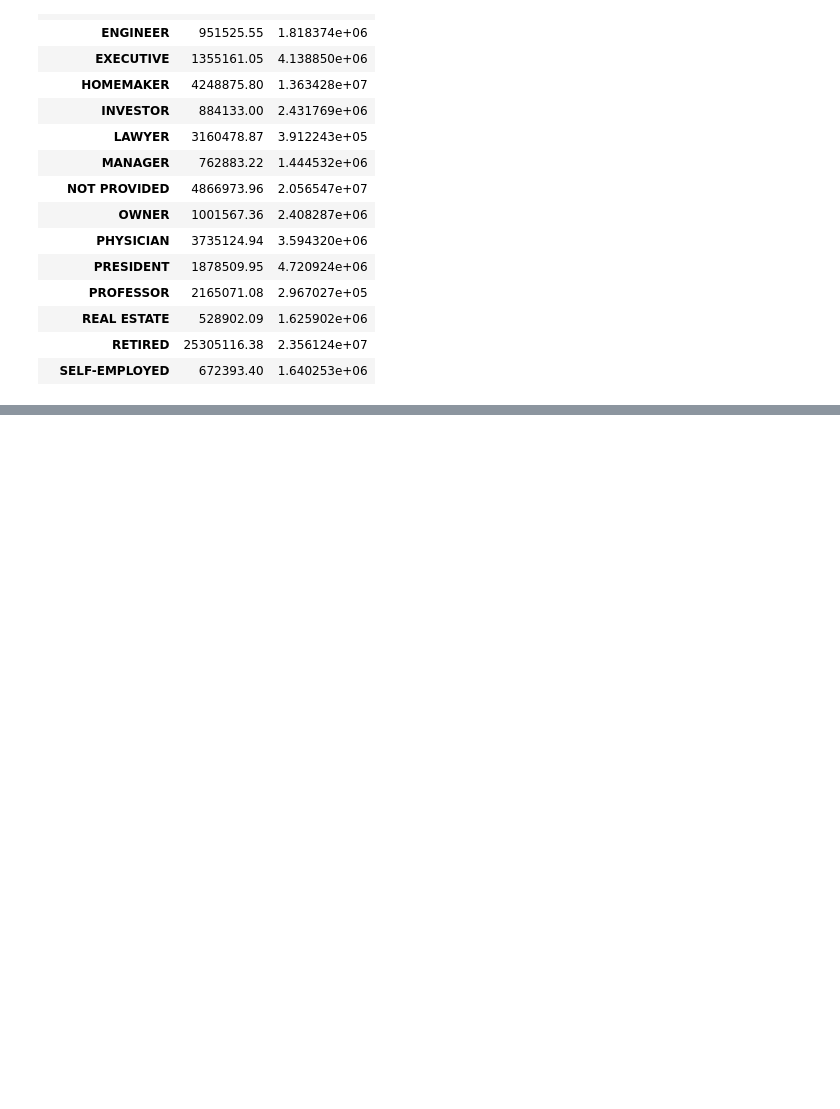
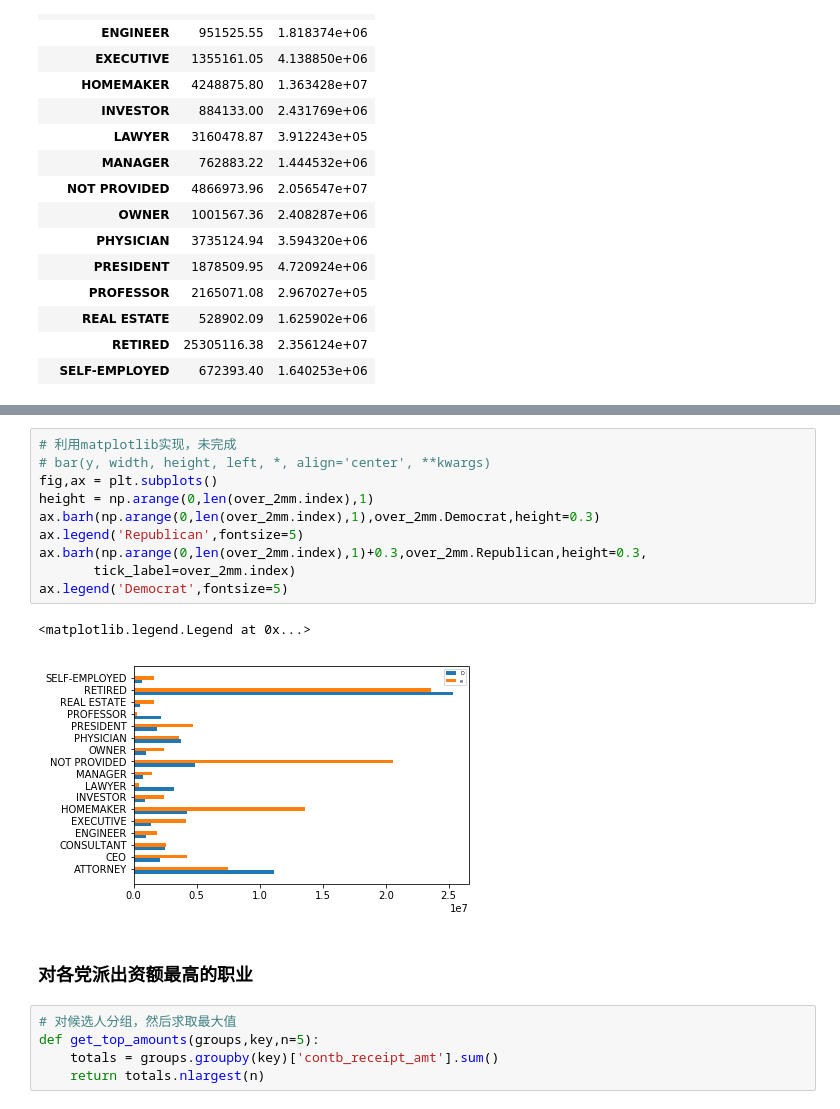
Before and after one commit to xuyagang/pycon, a Jupyter notebook: DA/Exercise/2012联邦选举委员会数据库.ipynb, the cells around one changed output, grey strips where cells are left out. Drawn from its saved outputs; the diff is of its cells as text; blank space fills up the shorter version.

```diff
--- a/DA/Exercise/2012联邦选举委员会数据库.ipynb
+++ b/DA/Exercise/2012联邦选举委员会数据库.ipynb
@@ -272,0 +276,20 @@ over_2mm.plot(kind='barh')
+# %%
+# 利用matplotlib实现，未完成
+# bar(y, width, height, left, *, align='center', **kwargs)
+fig,ax = plt.subplots()
+height = np.arange(0,len(over_2mm.index),1)
+ax.barh(np.arange(0,len(over_2mm.index),1),over_2mm.Democrat,height=0.3)
+ax.legend('Republican',fontsize=5)
+ax.barh(np.arange(0,len(over_2mm.index),1)+0.3,over_2mm.Republican,height=0.3,
+       tick_label=over_2mm.index)
+ax.legend('Democrat',fontsize=5)
+# %% [output]
+<matplotlib.legend.Legend at 0x...>
+[figure, added]
+# %% [markdown]
+### 对各党派出资额最高的职业
+# %%
+# 对候选人分组，然后求取最大值
+def get_top_amounts(groups,key,n=5):
+    totals = groups.groupby(key)['contb_receipt_amt'].sum()
+    return totals.nlargest(n)
```
Also changed, not shown: parts of 4 cells of this notebook.
